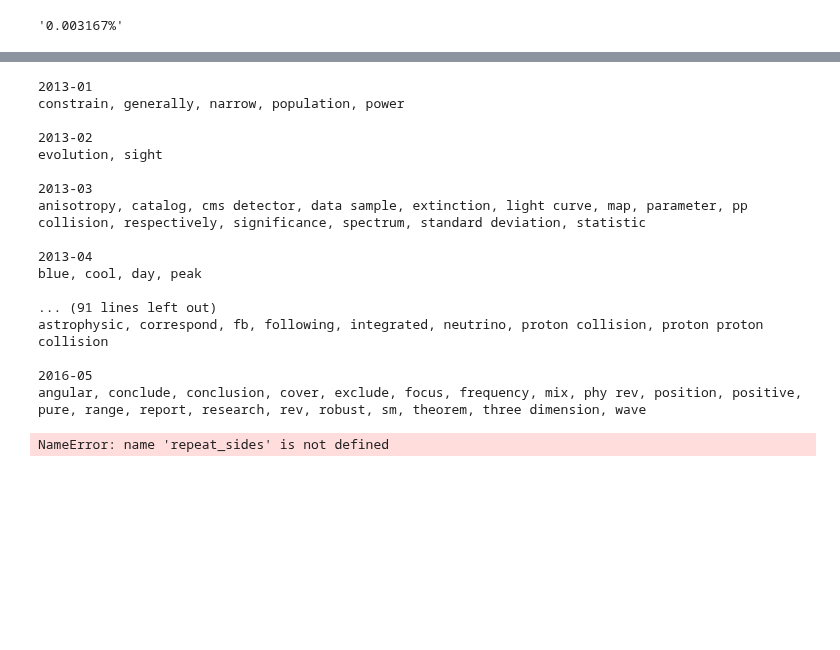
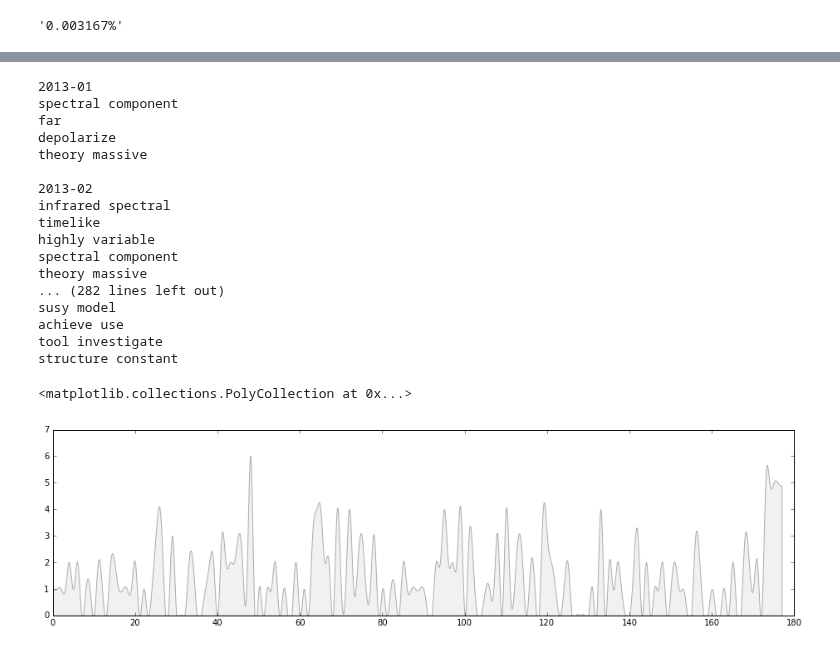
Before and after one commit to inspirehep/invenio-trends, a Jupyter notebook: research/Scores.ipynb, the cells around one changed output, grey strips where cells are left out. Drawn from its saved outputs; the diff is of its cells as text; code cells hidden in the pictures; blank space fills up the shorter version.

Commit message:
better scores

```diff
--- a/research/Scores.ipynb
+++ b/research/Scores.ipynb
@@ -132,10 +127,12 @@ terms_week3['higg']
 terms_week4['higg']
 # %% [output]
 {'doc_freq': 33, 'doc_total': 930, 'term_freq': 256, 'term_total': 6786}
+# %%
+raw = fold_vectors(term_vectors(interval_ids('2013-03-01', days=600), 'abstracts.value'))
 # %%
 selected = {}
-for k, v in sorted(terms_week1.items()):
-    if v['doc_freq'] >= 5:
+for k, v in sorted(raw.items()):
+    if v['doc_freq'] >= 25:
         selected[k] = v
 # %%
 len(selected)
@@ -152,6 +159,6 @@ def align_origin(ax1, ax2):
 # %%
 spiky = []
-for k, v in list(selected.items()):
+for k, v in list(selected.items())[:100]:
     hist = hist_terms(k)
     if len(hist):
         x, y = unzip(hist_terms(k))
@@ -160,14 +167,12 @@ for k, v in list(selected.items()):
         scoped = ty[start:end+1]
         normalized = zero_div(y, scoped)
         zscore = sp.stats.zscore(normalized)
-        chiscore = (normalized - np.mean(normalized)) ** 2 / np.mean(normalized) * 100
+        chiscore = (normalized - np.mean(normalized)) ** 2 / np.mean(normalized)
 
-        if v['doc_freq'] >= 10:
-            for index in np.where(zscore >= 4)[0]:
-                spiky.append((x[index], k))
+        for index in np.where(zscore >= 3)[0]:
+            spiky.append((x[index], k, zscore[index], chiscore[index]))
 
-            #plot_scores(normalized, (zscore, 'zscore'), (chiscore, 'chiscore'))
-            #plt.hist(score)
+            #plot_scores(normalized, (zscore, 'zscore'), (chiscore * 100, 'chiscore'))
 # %%
 "%f%%" % ((1 - sp.stats.norm.cdf(4)) * 100)
 # %% [output]
@@ -187,23 +197,24 @@ for k, v in spiky:
 # %%
-for date, terms in sorted(trends.items()):
+for date, terms in sorted(top_trends.items()):
     print(date)
-    print(', '.join(sorted(list(set(terms)))))
+    for wordScore in terms:
+        print('%s' % wordScore[0])
     print()
 # %% [output]
 2013-01
-constrain, generally, narrow, population, power
+spectral component
+far
+depolarize
+theory massive
 
 2013-02
-evolution, sight
-
-2013-03
-anisotropy, catalog, cms detector, data sample, extinction, light curve, map, parameter, pp collision, respectively, significance, spectrum, standard deviation, statistic
-
-2013-04
-blue, cool, day, peak
-
-... (91 lines left out)
-astrophysic, correspond, fb, following, integrated, neutrino, proton collision, proton proton collision
-
-2016-05
-angular, conclude, conclusion, cover, exclude, focus, frequency, mix, phy rev, position, positive, pure, range, report, research, rev, robust, sm, theorem, three dimension, wave
+infrared spectral
+timelike
+highly variable
+spectral component
+theory massive
+... (282 lines left out)
+susy model
+achieve use
+tool investigate
+structure constant
@@ -225,10 +226,13 @@ def repeat_sides(num, arr):
     return np.append(left, np.append(arr, right))
 # %%
 data = repeat_sides(3, y)
-spl = sp.interpolate.InterpolatedUnivariateSpline(range(len(data)), data)
-inter = np.arange(0, len(data), 0.1)
+inter = sp.interpolate.Rbf(range(len(data)), data)
+x_new = np.arange(0, len(data), 0.05)
+y_new = inter(x_new)
+y_new[y_new < 0] = 0
 #plt.plot(inter, spl(inter))
-plt.fill_between(inter, 0, spl(inter), facecolor='lightgrey', alpha=0.3)
-plt.plot(data)
+plt.fill_between(x_new, 0, y_new, facecolor='lightgrey', alpha=0.3)
+#plt.plot(data)
 # %% [output]
-NameError: name 'repeat_sides' is not defined
+<matplotlib.collections.PolyCollection at 0x...>
+[figure, added]
```
Also changed, not shown: parts of 21 cells of this notebook.
